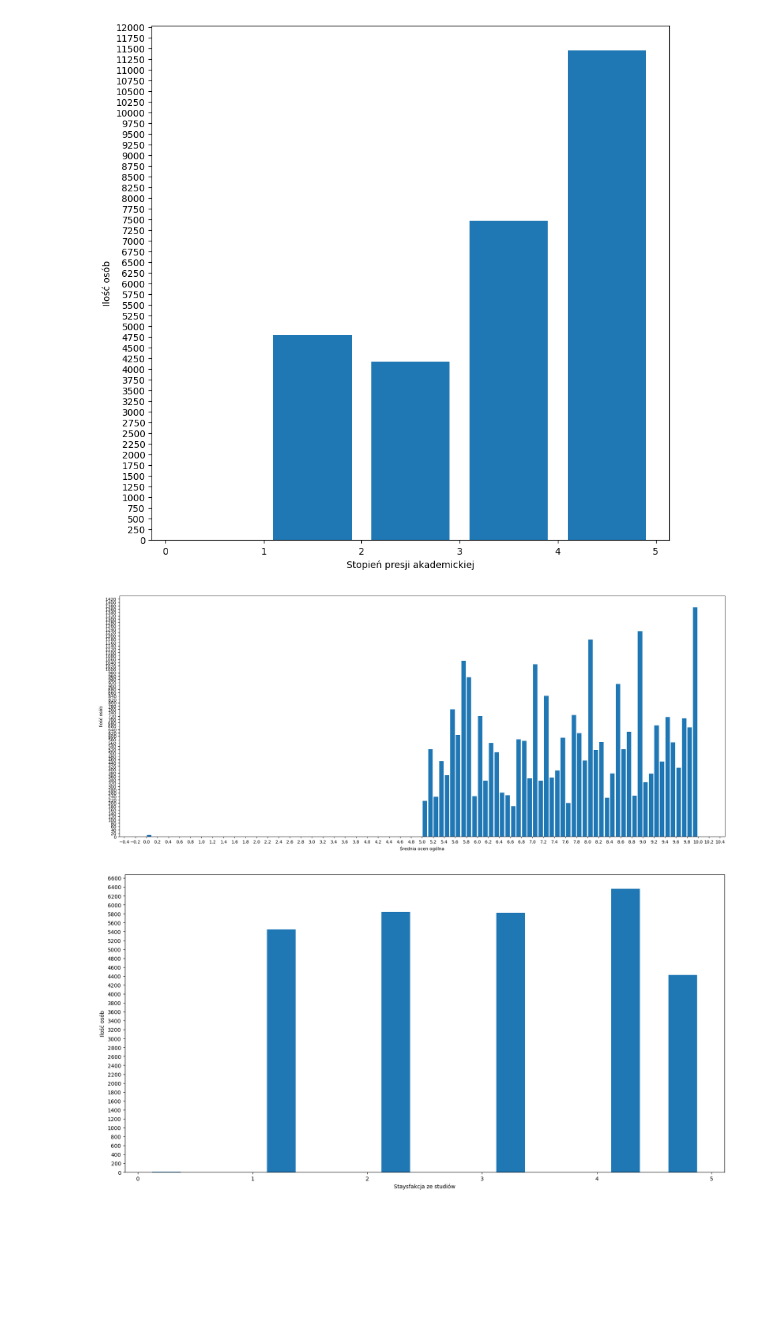
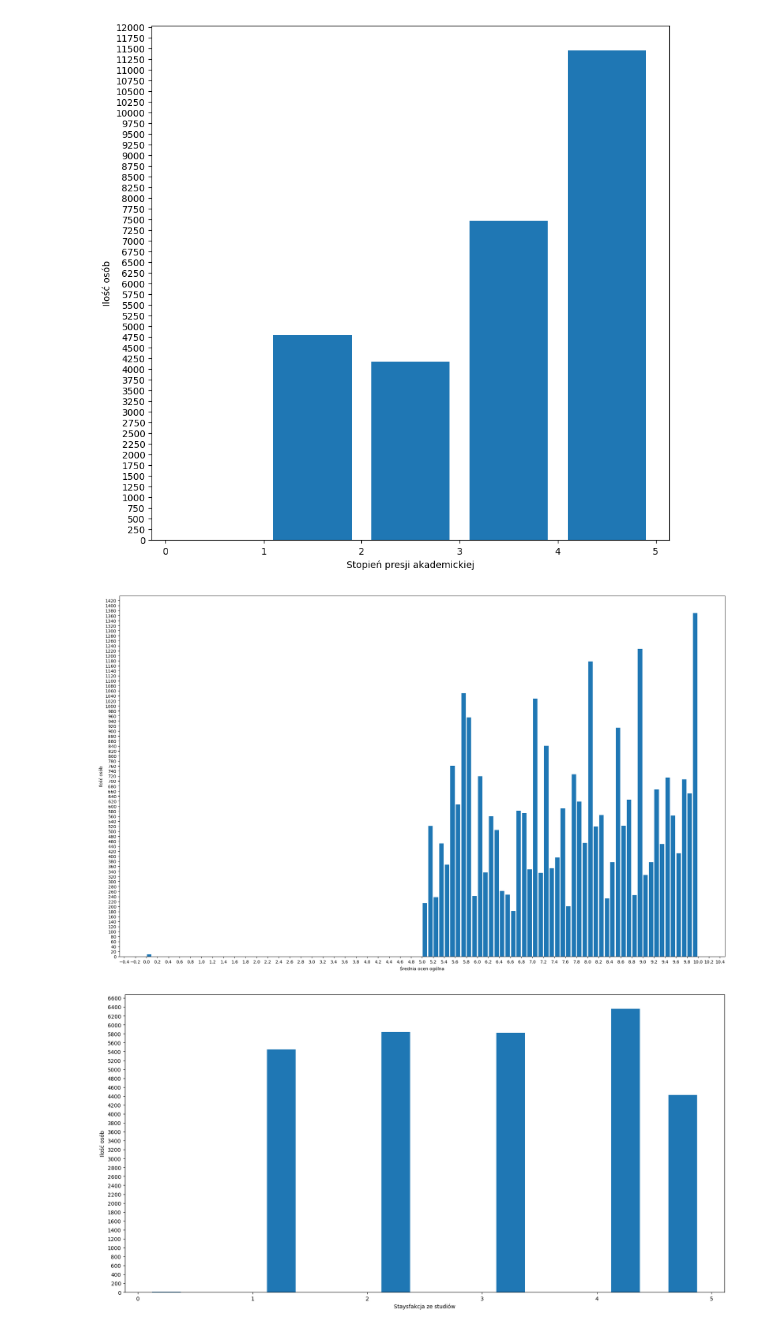
Before and after one commit to Suleyyy/ML_Depresja, a Jupyter notebook: Klasyfikacja_depresji.ipynb, the cells around one changed output. Cells and saved outputs as stored; diff of their text form; code cells hidden in the pictures; blank space fills up the shorter version.

```diff
--- a/Klasyfikacja_depresji.ipynb
+++ b/Klasyfikacja_depresji.ipynb
@@ -127,16 +127,16 @@ pressure_plot(data)
 [figure]
 # %%
 def cgpa_plot(data):
-    plt.figure(figsize=(25,10))
+    plt.figure(figsize=(25,15))
     plt.hist(data['CGPA'], bins=100, rwidth=0.8)
     plt.ylabel('Ilość osób')
     plt.xlabel('Średnia ocen ogólna')
     plt.locator_params('x', nbins=100)
     plt.locator_params('y', nbins=100)
 
 cgpa_plot(data)
 # %% [output]
-[figure, old version]
+[figure, new version]
 # %%
 def satis_plot(data):
     plt.figure(figsize=(20,10))
```
Also changed, not shown: parts of 7 cells of this notebook.
